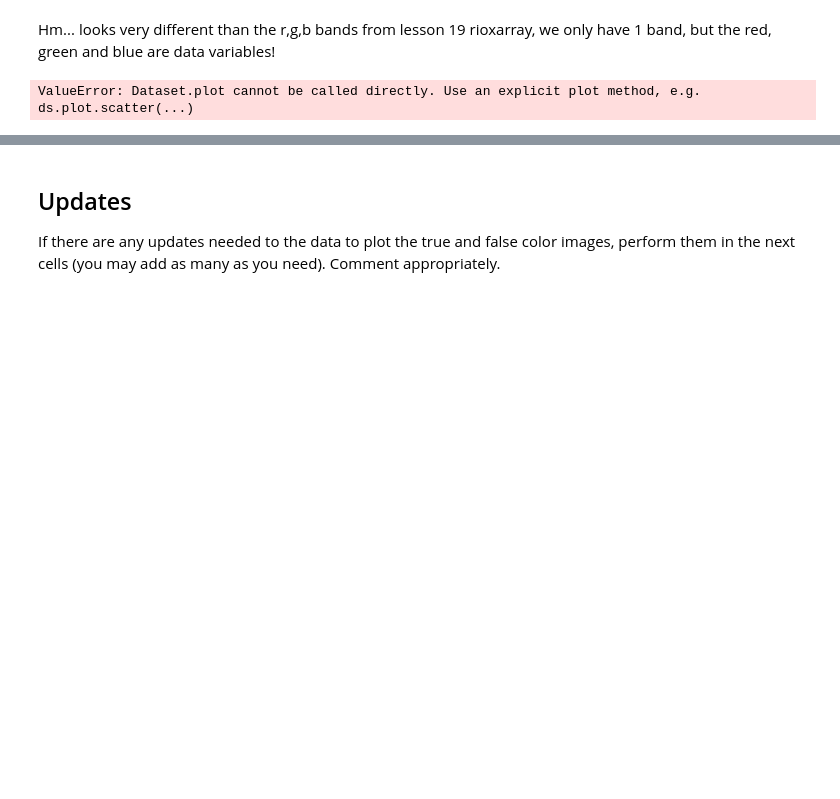
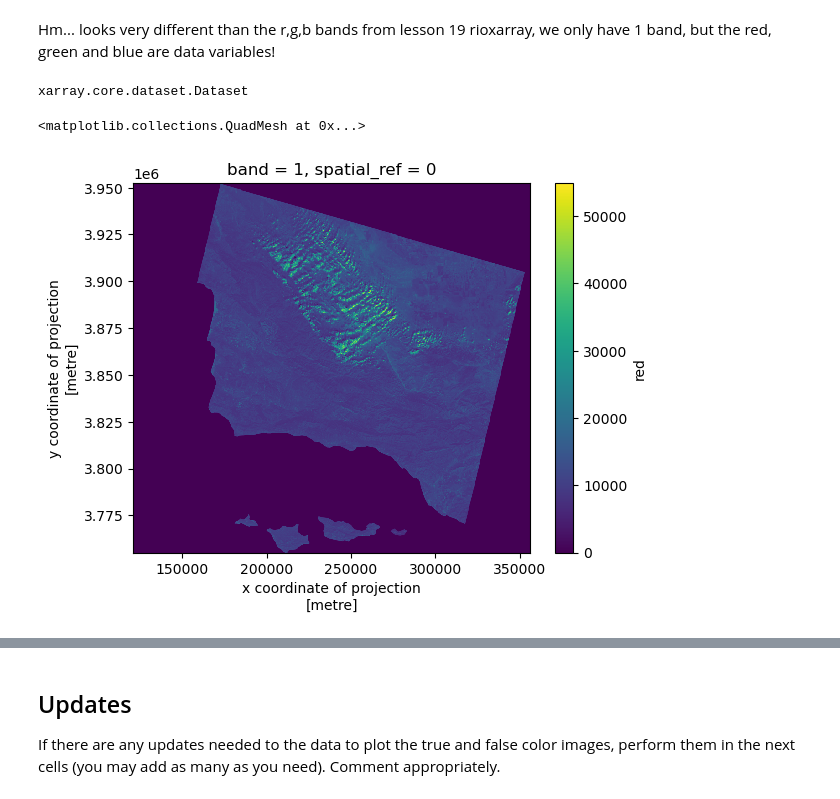
Before and after one commit to cnordheim-maestas/eds-220-hwk4, a Jupyter notebook: hwk4-task2-false-color.ipynb, the cells around one changed output, grey strips where cells are left out. Cells and saved outputs as stored; diff of their text form; code cells hidden in the pictures; blank space fills up the shorter version.

```diff
--- a/hwk4-task2-false-color.ipynb
+++ b/hwk4-task2-false-color.ipynb
@@ -142,10 +142,13 @@ Data variables:
     swir22       (band, y, x) float64 ...
 # %% [markdown]
 Hm... looks very different than the r,g,b bands from lesson 19 rioxarray, we only have 1 band, but the red, green and blue are data variables!
+# %%
+type(land)
+# %% [output]
+xarray.core.dataset.Dataset
 # %%
-# Here is where I will do the exploratory plot... but it isn't working!
-# it worked in Lesson 19! (https://carmengg.github.io/eds-220-book/lectures/lesson-19-dem.html)
-# does this have something to do with the fact that it is an ".nc" file instead of a .tif file? I think this is our first .nc file
-land.plot()
+# Here is where I will do the exploratory plot... but I am looking at each color separately in this exploration
+land['red'].plot()
 # %% [output]
-ValueError: Dataset.plot cannot be called directly. Use an explicit plot method, e.g. ds.plot.scatter(...)
+<matplotlib.collections.QuadMesh at 0x...>
+[figure, added]
```
Also changed, not shown: parts of 7 cells of this notebook.
